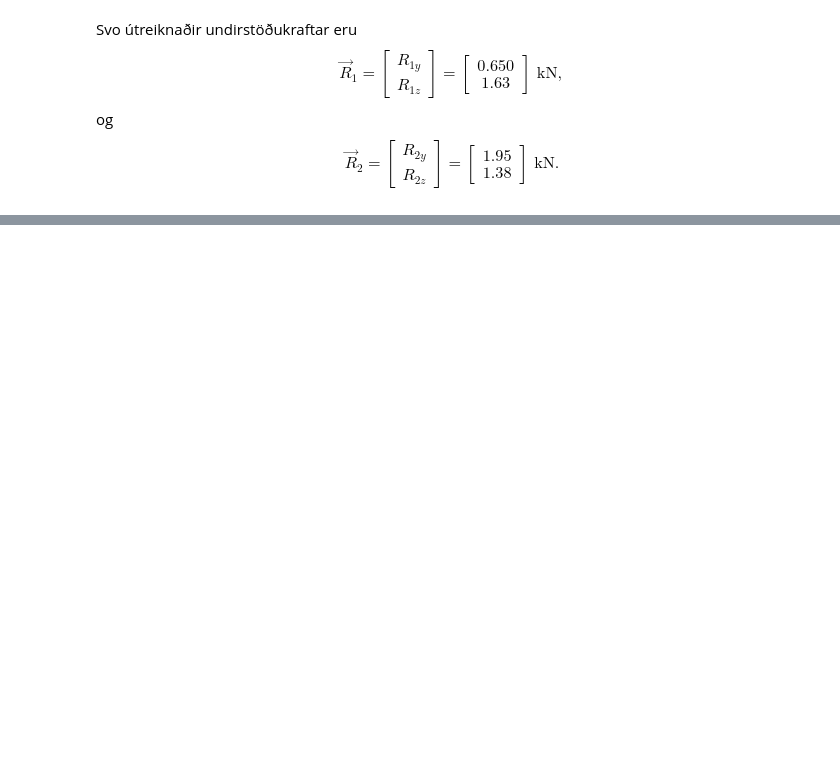
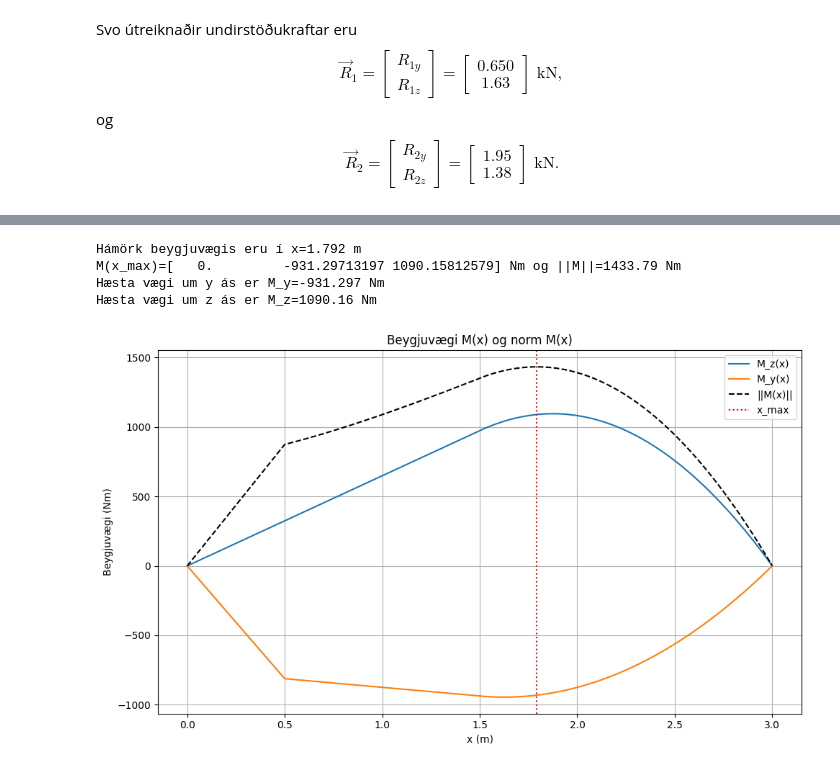
Before and after one commit to kriorog/vel407g_honvel, a Jupyter notebook: 2026/skilaverkefni/v1/skilaverkefni_1_lausn2.ipynb, the cells around one changed output, grey strips where cells are left out. Saved outputs shown, nothing was run; the diff lists cells and outputs as text; code cells hidden in the pictures; blank space fills up the shorter version.

```diff
--- a/2026/skilaverkefni/v1/skilaverkefni_1_lausn2.ipynb
+++ b/2026/skilaverkefni/v1/skilaverkefni_1_lausn2.ipynb
@@ -648,0 +663,46 @@ TypeError: bad operand type for unary -: 'tuple'
+# %%
+#| echo: true
+#| output: true
+
+# finnum hámarksgildi á normi M og samsvarandi punkt x
+from scipy.optimize import minimize_scalar
+def M_norm(x, R_1, R_2):
+    M = M_fun(x, R_1, R_2)
+    return np.linalg.norm(M)
+res = minimize_scalar(
+    lambda x: -M_norm(x, R_1, R_2),
+    bounds=(0, x_C),
+    method='bounded'
+)
+x_max = res.x
+M_max = M_fun(x_max, R_1, R_2)
+print(f"Hámörk beygjuvægis eru í x={x_max:.3f} m")
+print(f"M(x_max)={M_max} Nm og ||M||={np.linalg.norm(M_max):.2f} Nm")
+print(f"Hæsta vægi um y ás er M_y={M_max[1]:.3f} Nm")
+print(f"Hæsta vægi um z ás er M_z={M_max[2]:.2f} Nm")
+
+# teiknum saman M(x), norm M(x) og x_max á einni mynd
+plt.figure(figsize=(10, 6))
+plt.plot(x_vals, M_vals[:, 2], label='M_z(x)')
+plt.plot(x_vals, M_vals[:, 1], label='M_y(x)')
+plt.plot(
+    x_vals,
+    np.linalg.norm(M_vals, axis=1),
+    label='||M(x)||',
+    linestyle='--',
+    color='black'
+)
+plt.axvline(x_max, color='red', linestyle=':', label='x_max')
+plt.title('Beygjuvægi M(x) og norm M(x)')
+plt.xlabel('x (m)')
+plt.ylabel('Beygjuvægi (Nm)')
+plt.legend()
+plt.grid()
+plt.tight_layout()
+plt.show()
+# %% [output]
+Hámörk beygjuvægis eru í x=1.792 m
+M(x_max)=[   0.         -931.29713197 1090.15812579] Nm og ||M||=1433.79 Nm
+Hæsta vægi um y ás er M_y=-931.297 Nm
+Hæsta vægi um z ás er M_z=1090.16 Nm
+[figure, added]
```
Also changed, not shown: parts of 13 cells of this notebook, 3 other files.
